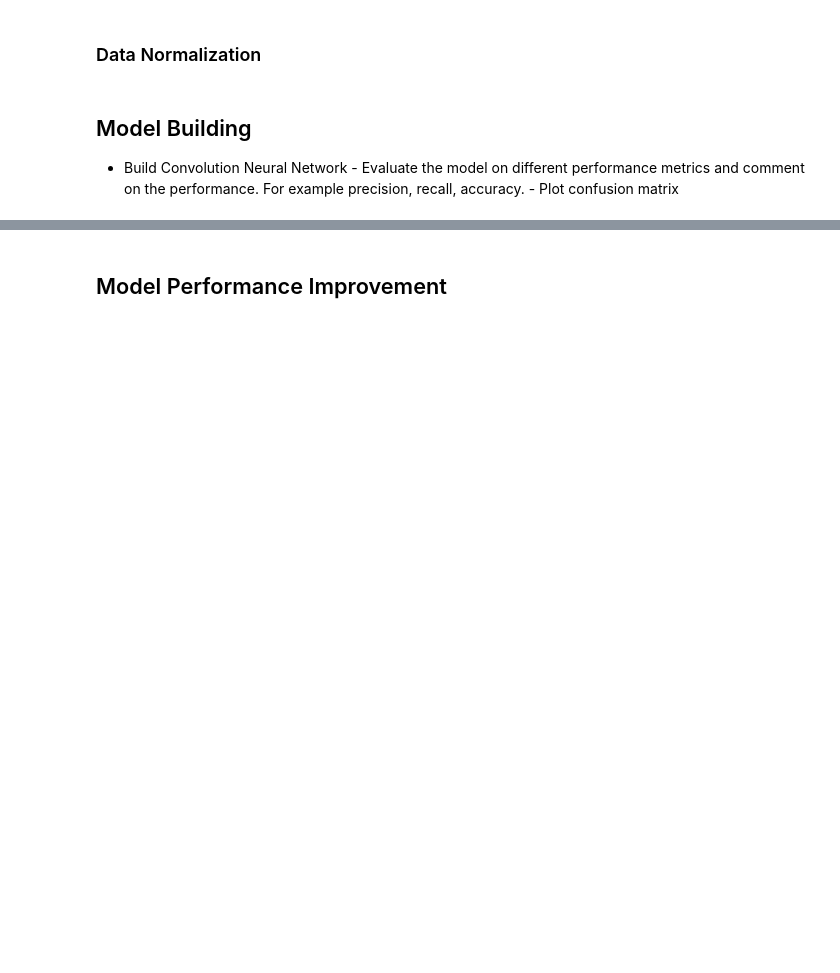
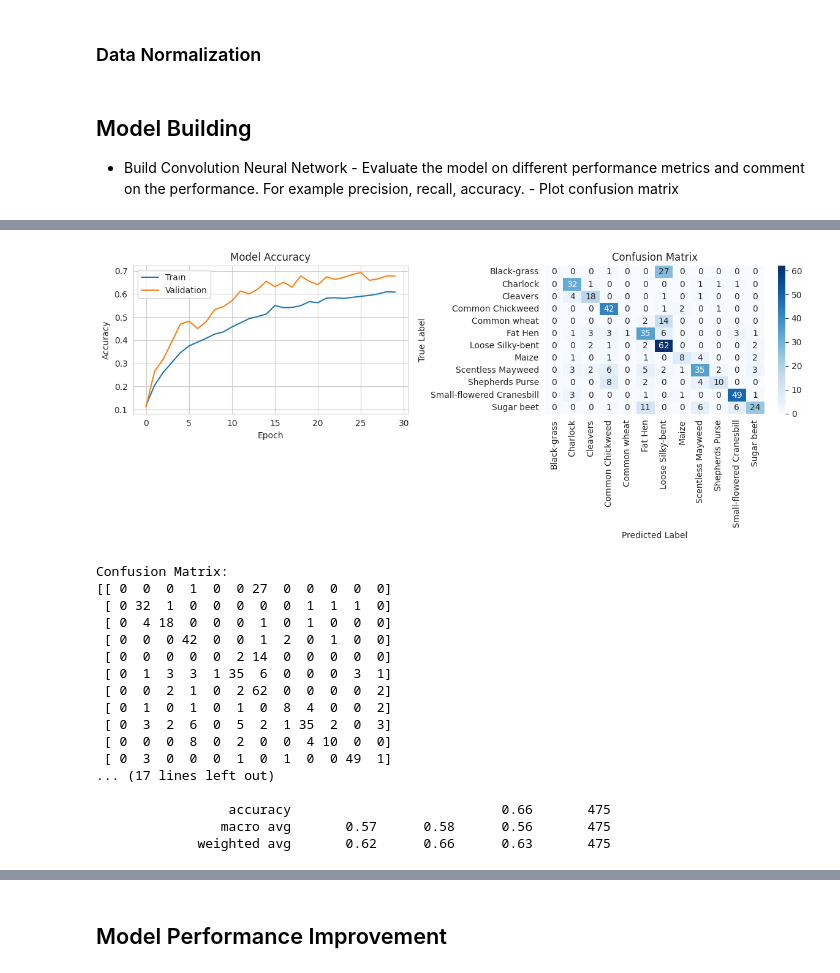
Before and after one commit to lweatherford99/AIML-Projects, a Jupyter notebook: High_Code_Plant_Seedling_ClassificationTF.ipynb, the cells around one changed output, grey strips where cells are left out. Saved outputs shown, nothing was run; the diff lists cells and outputs as text; code cells hidden in the pictures; blank space fills up the shorter version.

```diff
--- a/High_Code_Plant_Seedling_ClassificationTF.ipynb
+++ b/High_Code_Plant_Seedling_ClassificationTF.ipynb
@@ -300,9 +364,5 @@ y_test_onehot = to_categorical(y_test_encoded)
 # %% [markdown]
 ### Data Normalization
-# %%
-# 6. Apply normalization
-X_train_normalized = X_train / 255.0
-X_test_normalized = X_test / 255.0
 # %% [markdown]
 ## Model Building
 - Build Convolution Neural Network - Evaluate the model on different performance metrics and comment on the performance. For example precision, recall, accuracy. - Plot confusion matrix
@@ -393,0 +378,25 @@ Small-flowered Cranesbill       0.62      0.56      0.59       114
+# %%
+n_classes = 12  # Number of classes
+
+# Build the Convolutional Neural Network (model1)
+model1 = Sequential([
+    Conv2D(128, (3, 3), activation='relu', padding="same", input_shape=(64, 64, 3)),
+    MaxPooling2D((2, 2), padding='same'),
+    Conv2D(64, (3, 3), activation='relu', padding="same"),
+    MaxPooling2D((2, 2), padding='same'),
+    Conv2D(32, (3, 3), activation='relu', padding="same"),
+    MaxPooling2D((2, 2), padding='same'),
+    Flatten(),
+    Dense(16, activation='relu'),
+    Dropout(0.3),
+    Dense(n_classes, activation='softmax')  # n is the number of classes
+])
+
+# Initialize the Adam Optimizer
+opt = Adam()
+
+# Compile the model with 'categorical_crossentropy' loss function and 'accuracy' as the metric
+model1.compile(optimizer=opt, loss='categorical_crossentropy', metrics=['accuracy'])
+
+# Generate the summary of the model
+model1.summary()
@@ -393,0 +421,17 @@ Small-flowered Cranesbill       0.62      0.56      0.59       114
+# %%
+# Fit the CNN
+history_1 = model1.fit(
+            X_train_normalized, y_train_encoded,
+            epochs=30,
+            validation_data=(X_val_normalized, y_val_encoded),
+            batch_size=32,  # Number of samples per gradient update
+            shuffle=True,  # Shuffle the training data before each epoch
+            verbose=0  # 0 = silent, 1 = progress bar, 2 = one line per epoch
+)
+# %%
+# Get the class names from the LabelBinarizer instance
+class_names = enc.classes_
+
+# Call the evaluate_model_performance function with the correct arguments
+evaluate_model_performance(model1, history_1, X_test_normalized, y_test_encoded, class_names)
+# %% [output]
@@ -393,0 +441,18 @@ Small-flowered Cranesbill       0.62      0.56      0.59       114
+[figure, added]
+Confusion Matrix:
+[[ 0  0  0  1  0  0 27  0  0  0  0  0]
+ [ 0 32  1  0  0  0  0  0  1  1  1  0]
+ [ 0  4 18  0  0  0  1  0  1  0  0  0]
+ [ 0  0  0 42  0  0  1  2  0  1  0  0]
+ [ 0  0  0  0  0  2 14  0  0  0  0  0]
+ [ 0  1  3  3  1 35  6  0  0  0  3  1]
+ [ 0  0  2  1  0  2 62  0  0  0  0  2]
+ [ 0  1  0  1  0  1  0  8  4  0  0  2]
+ [ 0  3  2  6  0  5  2  1 35  2  0  3]
+ [ 0  0  0  8  0  2  0  0  4 10  0  0]
+ [ 0  3  0  0  0  1  0  1  0  0 49  1]
+... (17 lines left out)
+
+                 accuracy                           0.66       475
+                macro avg       0.57      0.58      0.56       475
+             weighted avg       0.62      0.66      0.63       475
```
Also changed, not shown: parts of 50 cells of this notebook.
